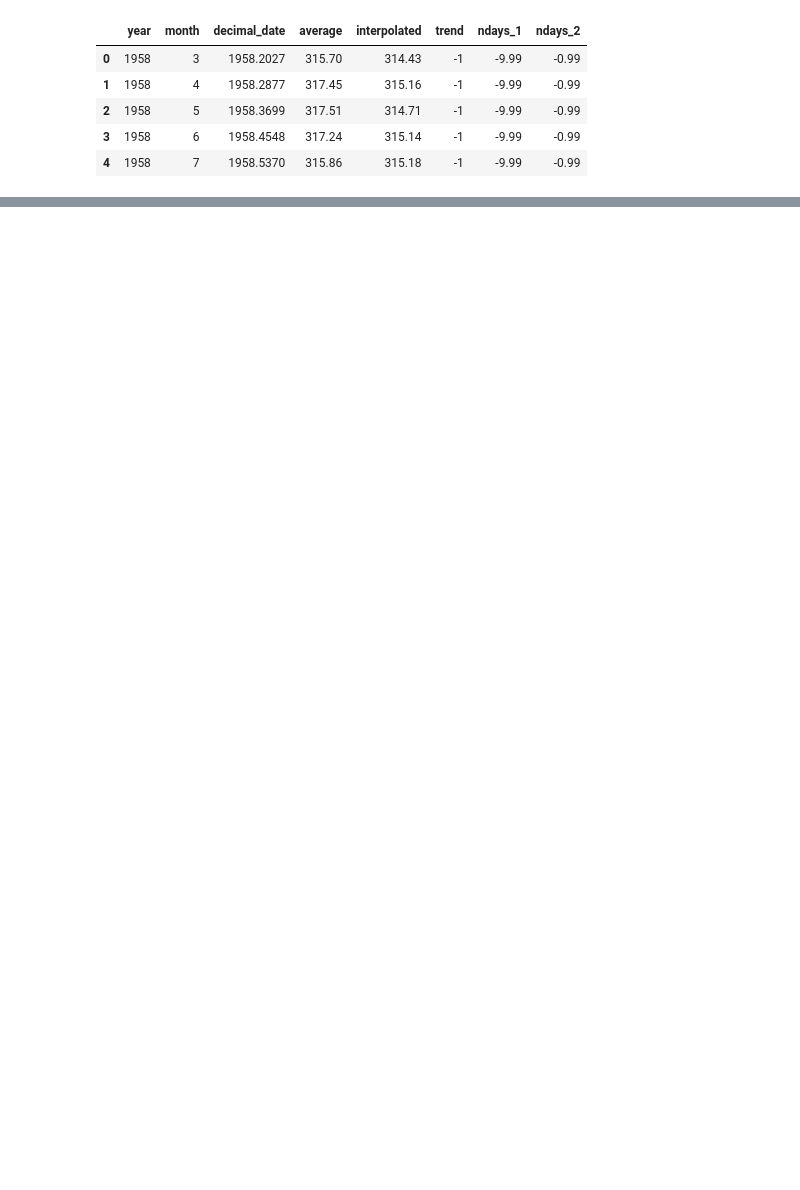
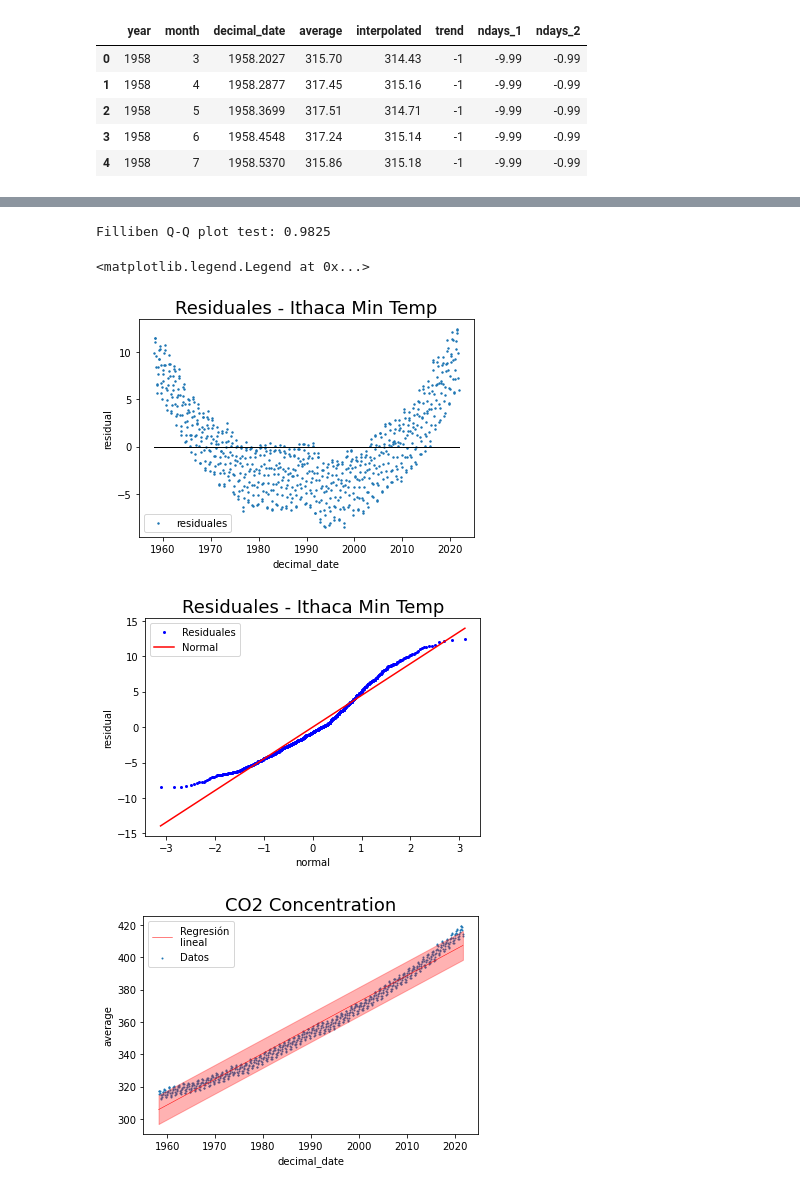
Before and after one commit to rodrigoms95/analisis-datos-22-1, a Jupyter notebook: code/reg_mult.ipynb, the cells around one changed output, grey strips where cells are left out. Cells and saved outputs as stored; diff of their text form; code cells hidden in the pictures; blank space fills up the shorter version.

```diff
--- a/code/reg_mult.ipynb
+++ b/code/reg_mult.ipynb
@@ -102,0 +109,46 @@ Durbin-Watson: 0.0738
+# %%
+# Residuales - x
+fig, ax = plt.subplots()
+ax.scatter(x, res, s = 2)
+ax.plot(x, np.zeros_like(x),
+    color = "black", linewidth = 1)
+
+ax.set_title("Residuales - Ithaca Min Temp",
+    fontsize = 18)
+ax.set_xlabel(x.name)
+ax.set_ylabel("residual")
+ax.legend(["_", "residuales"])
+
+# Q-Q plot
+fig, ax = plt.subplots()
+qqplot = stats.probplot(res, plot = ax)
+ax.get_lines()[0].set_markersize(2)
+
+ax.set_title("Residuales - Ithaca Min Temp",
+    fontsize = 18)
+ax.set_xlabel("normal")
+ax.set_ylabel("residual")
+ax.legend(["Residuales", "Normal"])
+
+print(f"Filliben Q-Q plot test: {qqplot[1][2]:.4f}")
+
+# Se grafican los valores.
+fig, ax = plt.subplots()
+ax.scatter(x, y, s = 1)
+ax.plot(x, y_reg, color = "r", linewidth = 0.5)
+
+# Graficamos el intervalo de confianza.
+ax.fill_between(x, y_lim_1, y_lim_2,
+    color = "r", alpha = 0.3)
+
+ax.set_title("CO2 Concentration",
+    fontsize = 18)
+ax.set_xlabel(x.name)
+ax.set_ylabel(y.name)
+ax.legend(["Regresión\nlineal", "Datos"])
+# %% [output]
+Filliben Q-Q plot test: 0.9825
+<matplotlib.legend.Legend at 0x...>
+[figure, added]
+[figure, added]
+[figure, added]
```
Also changed, not shown: parts of 10 cells of this notebook, 4 other files.
